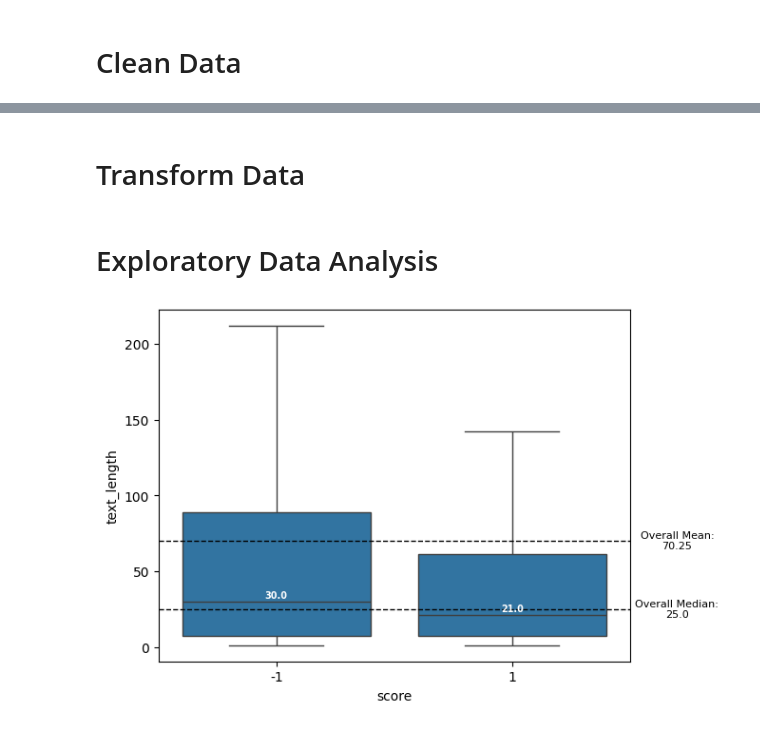
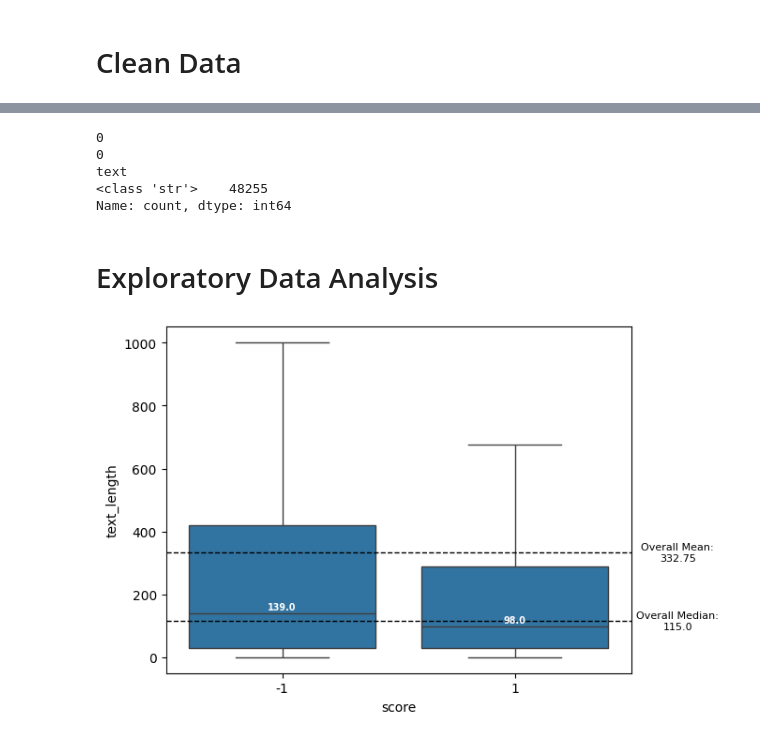
Before and after one commit to tzy815/DSA4213-project, a Jupyter notebook: project.ipynb, the cells around one changed output, grey strips where cells are left out. Cells and saved outputs as stored; diff of their text form; code cells hidden in the pictures.

```diff
--- a/project.ipynb
+++ b/project.ipynb
@@ -169,2 +63,0 @@ def load_gensim(file_path):
-# %% [markdown]
-# Transform Data
@@ -213,33 +64,49 @@ def transform_w2v(data, column_text, word_embedding_model_arg):
+# %%
+print(df['text'].isna().sum())
+print(df['score'].isna().sum())
+print(df['text'].map(type).value_counts())
+# %% [output]
+0
+0
+text
+<class 'str'>    48255
+Name: count, dtype: int64
 # %% [markdown]
 # Exploratory Data Analysis
 # %%
 def generate_length_boxplot(df_stemmed: pd.DataFrame, col_text: str, col_score: str):
 
     from matplotlib import pyplot as plt
     import seaborn as sns
 
     df_stemmed['text_length'] = df_stemmed[col_text].apply(len)
     box_plot = sns.boxplot(data=df_stemmed, x=col_score, y='text_length', showfliers=False)
 
     medians = df_stemmed.groupby([col_score])['text_length'].median()
     vertical_offset = df_stemmed['text_length'].median() * 0.1
 
     for score in (-1, 1):
         box_plot.text(int(score>0), medians[score] + vertical_offset, medians[score],
                       horizontalalignment='center',size='x-small',color='w',weight='semibold')
 
     overall_median = df_stemmed['text_length'].median()
     box_plot.axhline(overall_median, color='black', linestyle='--', lw=1)
     plt.text(1.7, overall_median, f'Overall Median:\n{overall_median}', horizontalalignment='center', verticalalignment='center', fontsize=8)
 
     overall_mean = round(df_stemmed['text_length'].mean(), 2)
     box_plot.axhline(overall_mean, color='black', linestyle='--', lw=1)
     plt.text(1.7, overall_mean, f'Overall Mean:\n{overall_mean}', horizontalalignment='center', verticalalignment='center', fontsize=8)
 
     plt.show()
 
-df_stemmed = read_tokenized_csv('datasets/steam_200000_stemmed.csv', 'text')
-generate_length_boxplot(df_stemmed, 'text', 'score')
+df = pd.read_csv(
+    'datasets/steam_50000_cleaned.csv',
+    keep_default_na=False,
+    na_filter=False
+)
+
+df['text_length'] = df['text'].str.split().apply(len)
+generate_length_boxplot(df, 'text', 'score')
 # %% [output]
-[figure, old version]
+[figure, new version]
 # %%
```
Also changed, not shown: parts of 20 cells of this notebook.
